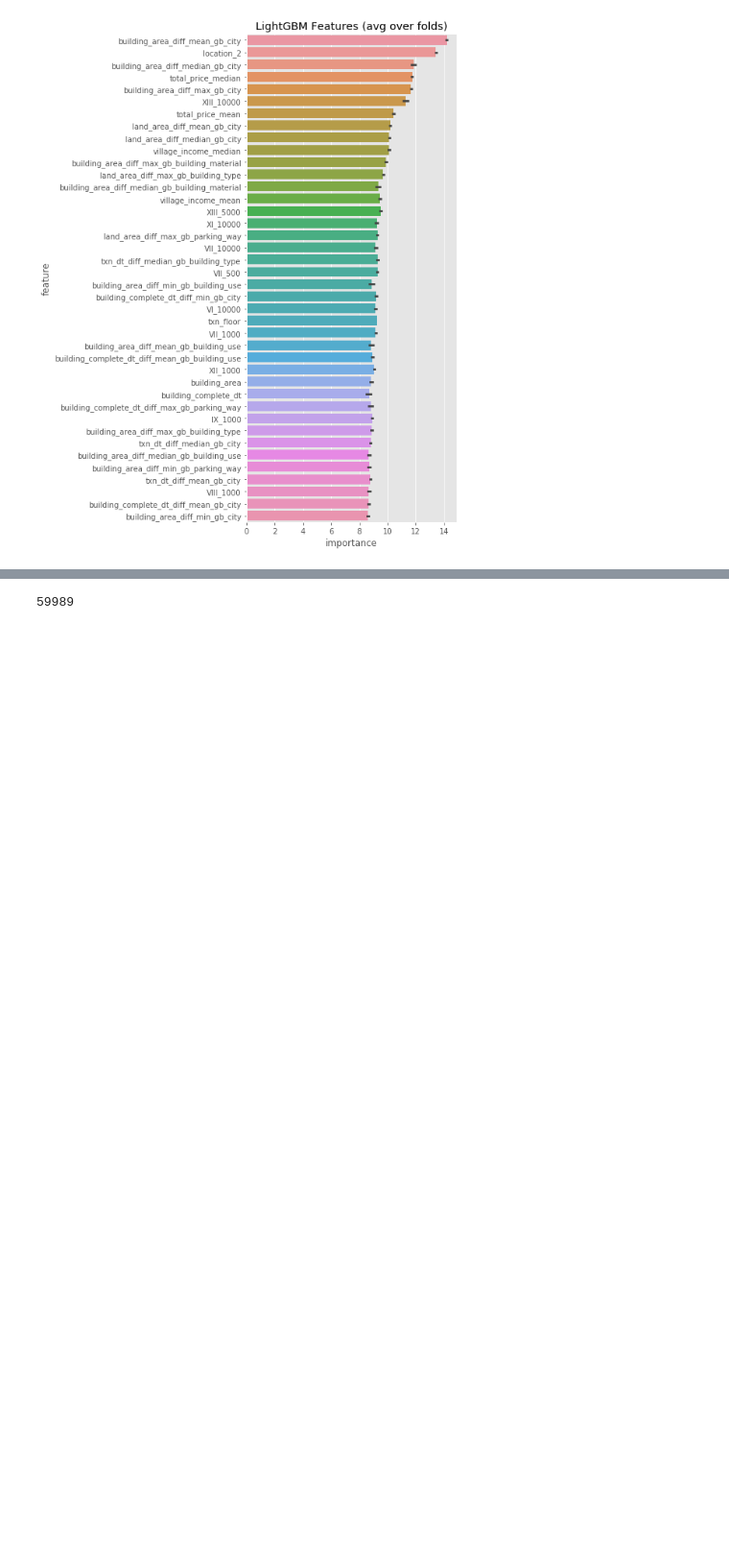
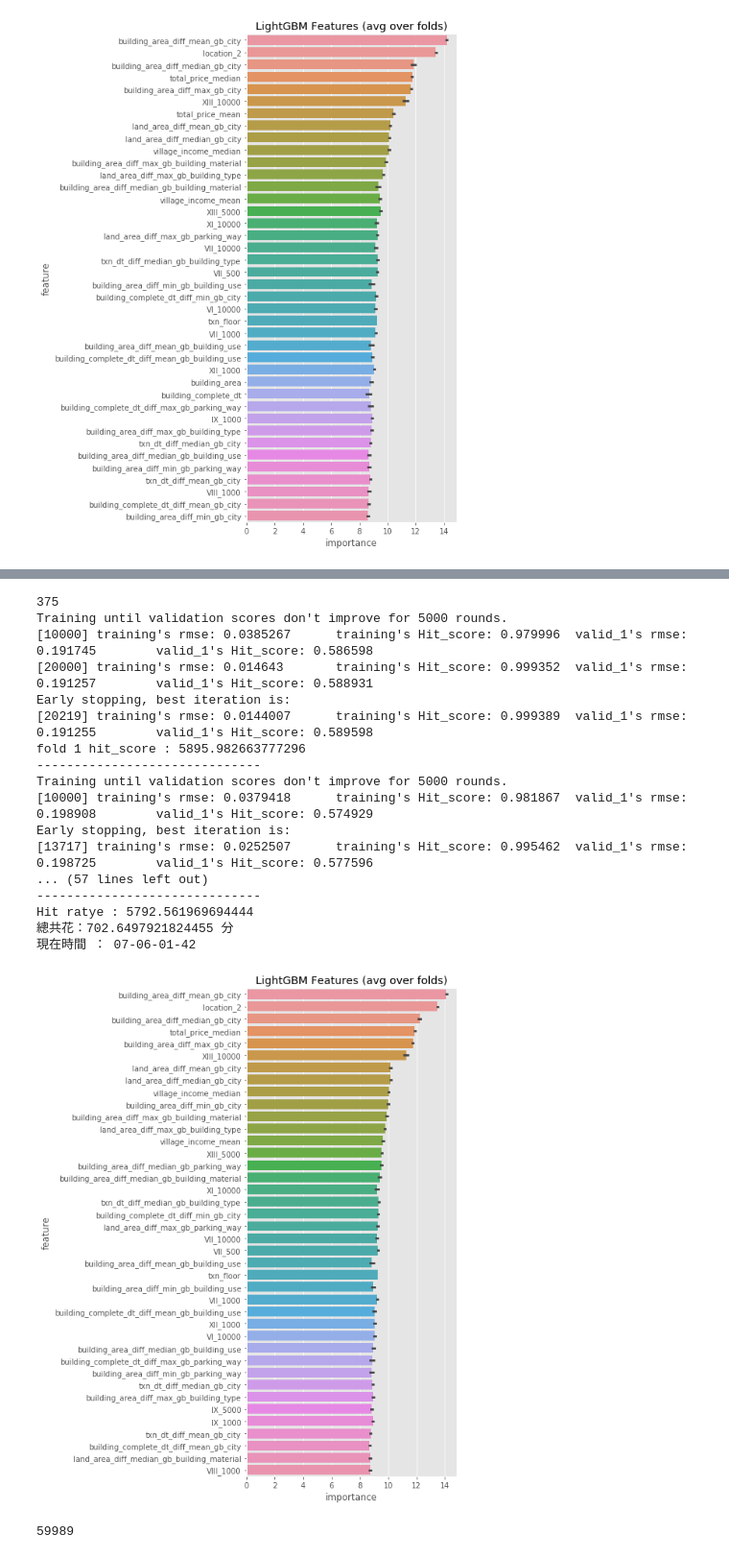
Before and after one commit to phacus/T-Brain_competition_predict_house_price, a Jupyter notebook: Model.ipynb, the cells around one changed output, grey strips where cells are left out. Shown at 96% size. Drawn from its saved outputs; the diff is of its cells as text; code cells hidden in the pictures; blank space fills up the shorter version.

```diff
--- a/Model.ipynb
+++ b/Model.ipynb
@@ -289,3 +302,31 @@ Hit ratye : 5878.911133707846
+# %%
+#7
+begin = time.time()
+cols = [i for i in cols ]
+prediction, oof, feature_importance_df = lgb_model(10, train, test, stratified = False)
+prediction = np.expm1(prediction)
+Submission(test['building_id'], prediction)
+print('總共花：{} 分'.format((time.time() - begin) / 60))
+print('現在時間 ： {}'.format(datetime.datetime.today().strftime('%m-%d-%H-%M')))
+# %% [output]
+375
+Training until validation scores don't improve for 5000 rounds.
+[10000] training's rmse: 0.0385267      training's Hit_score: 0.979996  valid_1's rmse: 0.191745        valid_1's Hit_score: 0.586598
+[20000] training's rmse: 0.014643       training's Hit_score: 0.999352  valid_1's rmse: 0.191257        valid_1's Hit_score: 0.588931
+Early stopping, best iteration is:
+[20219] training's rmse: 0.0144007      training's Hit_score: 0.999389  valid_1's rmse: 0.191255        valid_1's Hit_score: 0.589598
+fold 1 hit_score : 5895.982663777296
+------------------------------
+Training until validation scores don't improve for 5000 rounds.
+[10000] training's rmse: 0.0379418      training's Hit_score: 0.981867  valid_1's rmse: 0.198908        valid_1's Hit_score: 0.574929
+Early stopping, best iteration is:
+[13717] training's rmse: 0.0252507      training's Hit_score: 0.995462  valid_1's rmse: 0.198725        valid_1's Hit_score: 0.577596
+... (57 lines left out)
+------------------------------
+Hit ratye : 5792.561969694444
+總共花：702.6497921824455 分
+現在時間 ： 07-06-01-42
+[figure, added]
 # %%
 cols = feature_importance_df[["feature", "importance"]].groupby("feature").mean().sort_values(by="importance", ascending=False)[:200].index
 best_features = feature_importance_df.loc[feature_importance_df.feature.isin(cols)]
```
Also changed, not shown: parts of 9 cells of this notebook, 2 other files.
